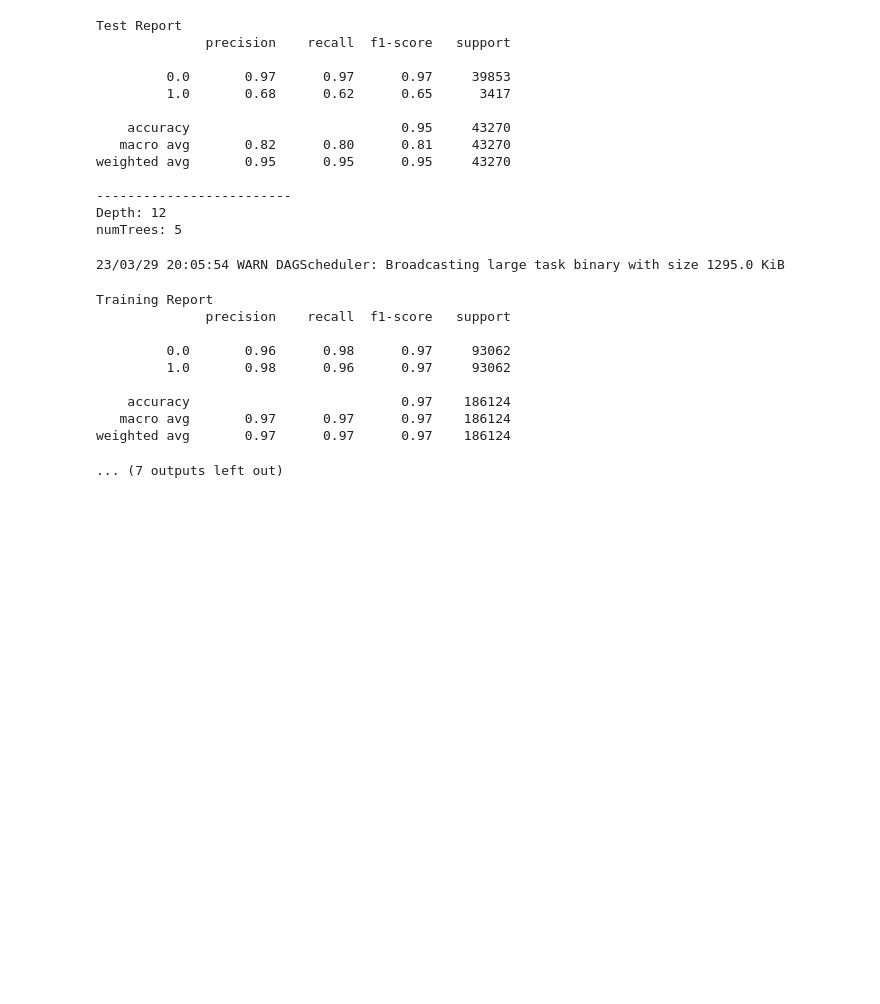
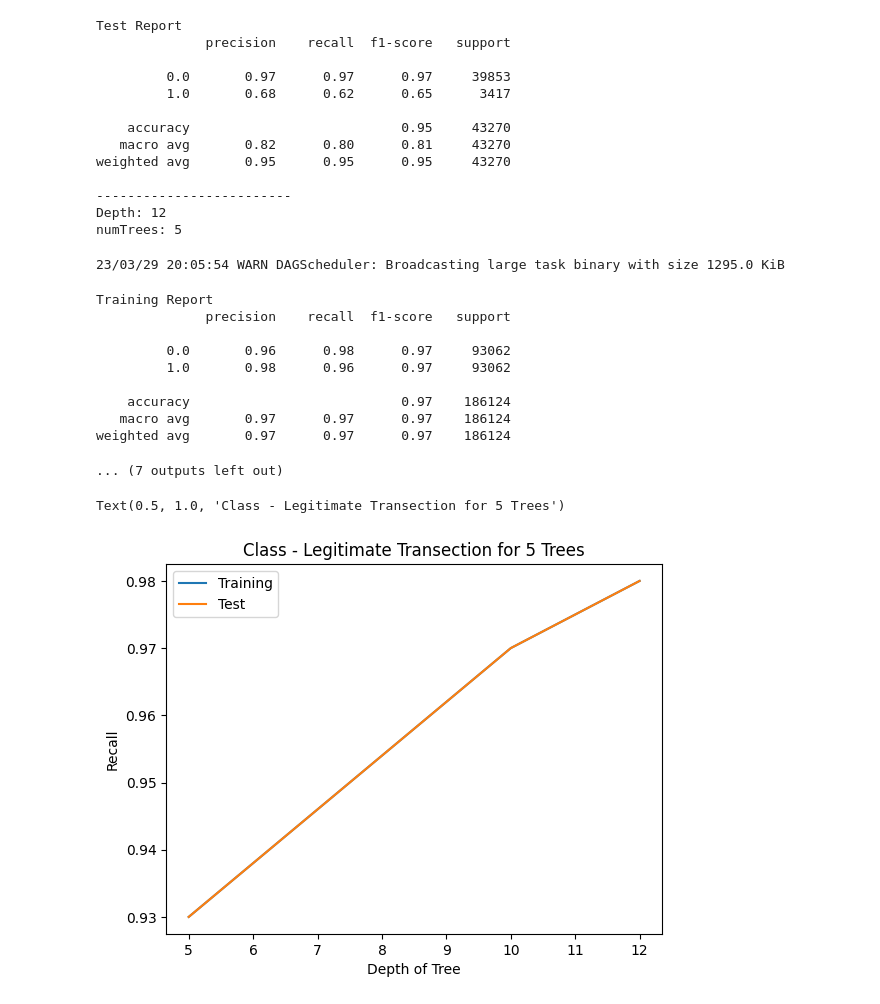
Before and after one commit to karysutariya/Fraud-Detection, a Jupyter notebook: Randomforest.ipynb, the cells around one changed output. Saved outputs shown, nothing was run; the diff lists cells and outputs as text; code cells hidden in the pictures; blank space fills up the shorter version.

```diff
--- a/Randomforest.ipynb
+++ b/Randomforest.ipynb
@@ -202,0 +163,13 @@ weighted avg       0.97      0.97      0.97    186124
+# %%
+x = [5, 10,12]
+y_train = [0.93, 0.97, 0.98]
+y_test = [0.93, 0.97, 0.98]
+plt.plot(x,y_train, label = "Training")
+plt.plot(x,y_test, label = "Test")
+plt.legend()
+plt.xlabel('Depth of Tree')
+plt.ylabel('Recall')
+plt.title('Class - Legitimate Transection for 5 Trees')
+# %% [output]
+Text(0.5, 1.0, 'Class - Legitimate Transection for 5 Trees')
+[figure, added]
```
Also changed, not shown: parts of 14 cells of this notebook, 20 other files.
